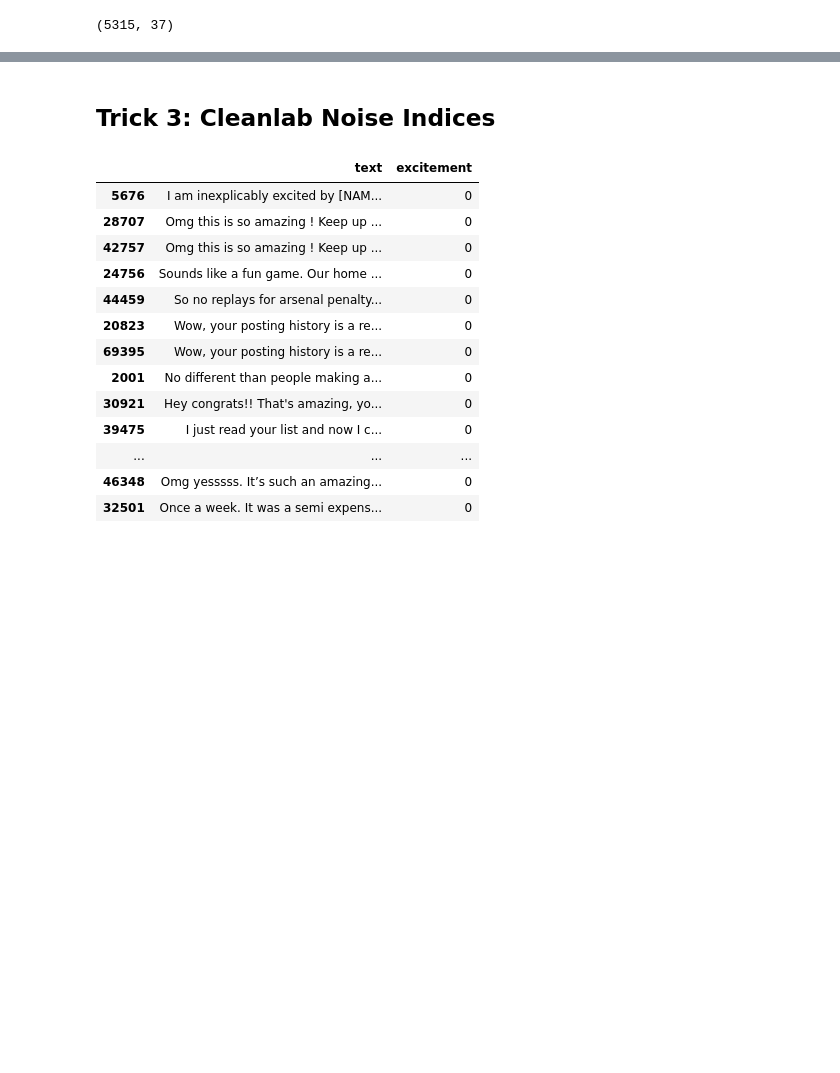
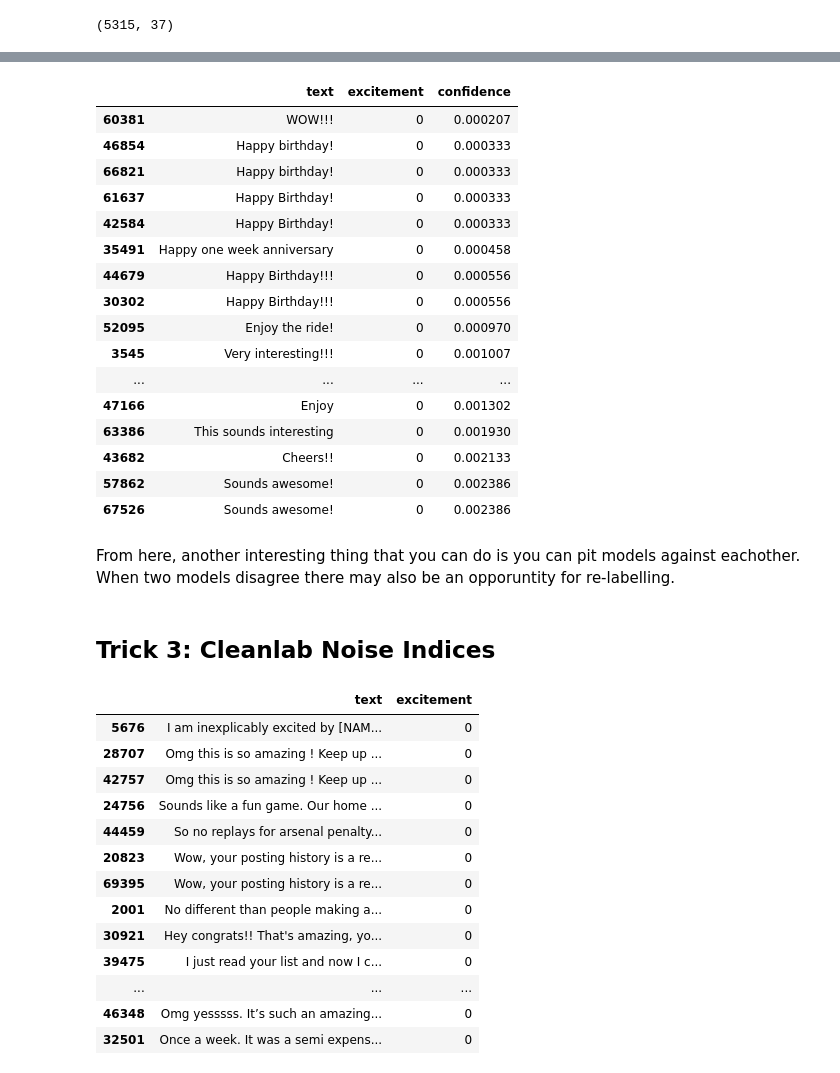
Before and after one commit to koaning/calm-notebooks, a Jupyter notebook: labels/cleanlab.ipynb, the cells around one changed output, grey strips where cells are left out. Cells and saved outputs as stored; diff of their text form; code cells hidden in the pictures; blank space fills up the shorter version.

```diff
--- a/labels/cleanlab.ipynb
+++ b/labels/cleanlab.ipynb
@@ -126,0 +130,14 @@ def correct_class_confidence(X, y, mod):
+# %%
+from sklearn.pipeline import make_union
+from whatlies.language import BytePairLanguage
+
+pipe_emb = make_pipeline(
+    make_union(
+        BytePairLanguage("en", vs=1_000),
+        BytePairLanguage("en", vs=100_000)
+    ),
+    LogisticRegression(class_weight='balanced', max_iter=1000)
+)
+# %%
+%%time
+pipe_emb.fit(X.to_list(), y)
@@ -126,0 +156,11 @@ def correct_class_confidence(X, y, mod):
+# %%
+%%time
+
+(df
+ .assign(confidence=correct_class_confidence(X.to_list(), y, pipe_emb))
+ .loc[lambda d: pipe.predict(d['text'].to_list()) != d[label_of_interest]]
+ [['text', label_of_interest, 'confidence']]
+ .sort_values("confidence")
+ .loc[lambda d: d[label_of_interest] == 0]
+ .head(20))
+# %% [output]
@@ -127,3 +169,22 @@ def correct_class_confidence(X, y, mod):
+|  | text | excitement | confidence |
+| 60381 | WOW!!! | 0 | 0.000207 |
+| 46854 | Happy birthday! | 0 | 0.000333 |
+| 66821 | Happy birthday! | 0 | 0.000333 |
+| 61637 | Happy Birthday! | 0 | 0.000333 |
+| 42584 | Happy Birthday! | 0 | 0.000333 |
+| 35491 | Happy one week anniversary | 0 | 0.000458 |
+| 44679 | Happy Birthday!!! | 0 | 0.000556 |
+| 30302 | Happy Birthday!!! | 0 | 0.000556 |
+| 52095 | Enjoy the ride! | 0 | 0.000970 |
+| 3545 | Very interesting!!! | 0 | 0.001007 |
+| ... | ... | ... | ... |
+| 47166 | Enjoy | 0 | 0.001302 |
+| 63386 | This sounds interesting | 0 | 0.001930 |
+| 43682 | Cheers!! | 0 | 0.002133 |
+| 57862 | Sounds awesome! | 0 | 0.002386 |
+| 67526 | Sounds awesome! | 0 | 0.002386 |
+# %% [markdown]
+From here, another interesting thing that you can do is you can pit models against eachother. When two models disagree there may also be an opporuntity for re-labelling.
 # %% [markdown]
 ## Trick 3: Cleanlab Noise Indices
 # %%
```
Also changed, not shown: parts of 14 cells of this notebook.
